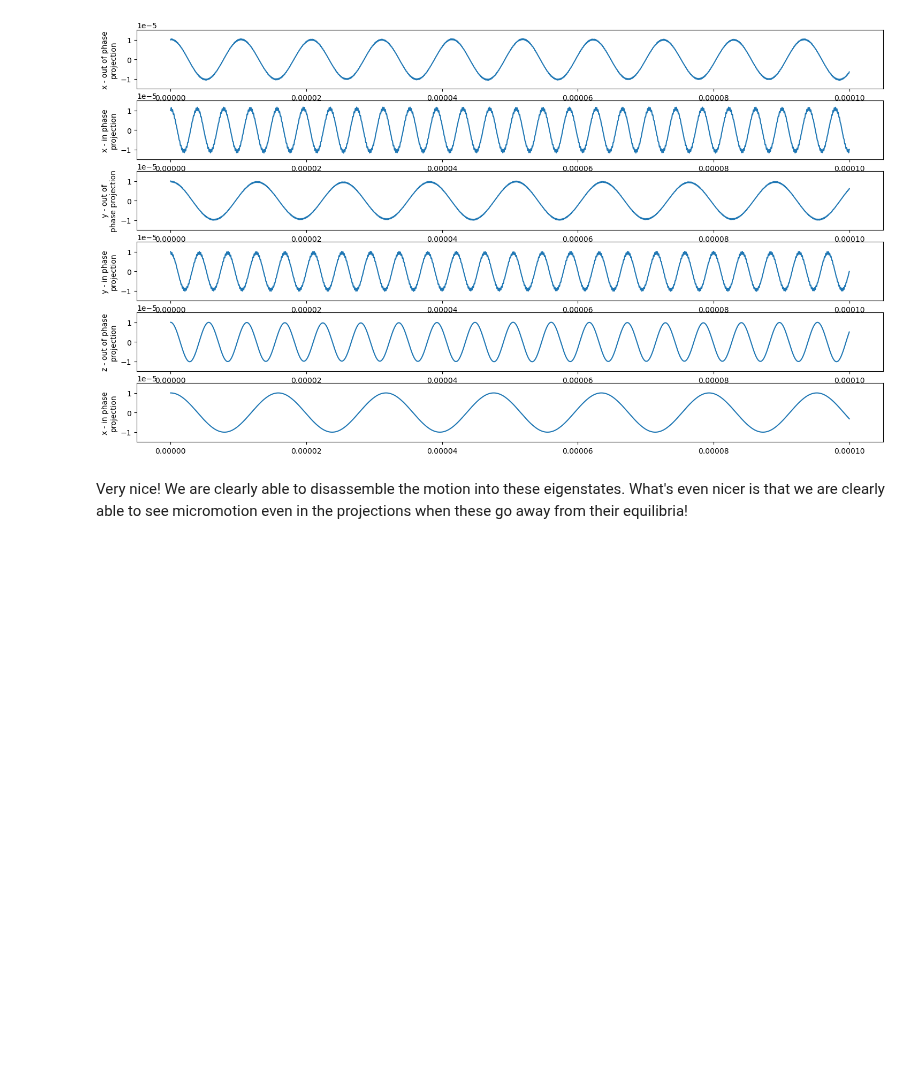
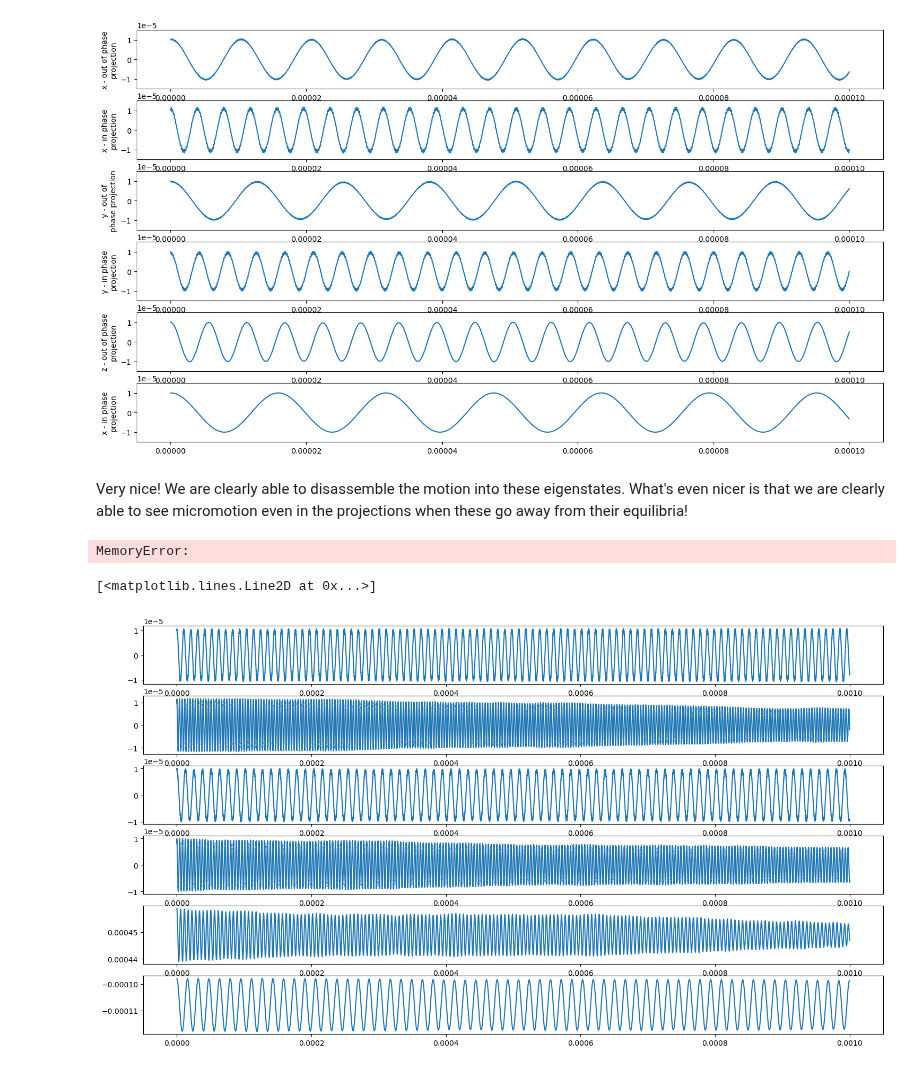
Before and after one commit to EmilLenler/PhD-Work, a Jupyter notebook: Two-Ion-Systems/Cooling2Ion.ipynb, the cells around one changed output. Saved outputs shown, nothing was run; the diff lists cells and outputs as text; code cells hidden in the pictures; blank space fills up the shorter version.

```diff
--- a/Two-Ion-Systems/Cooling2Ion.ipynb
+++ b/Two-Ion-Systems/Cooling2Ion.ipynb
@@ -512,3 +494,53 @@ while t < t_end:
     current_vel1 = next_vel1
     current_pos2 = next_pos2
     current_vel2 = next_vel2
+# %%
+weightedCoolDisplacements1 = []
+weightedCoolDisplacements2 = []
+
+for position1,position2 in zip(pos1s,pos2s):
+    weightedCoolDisplacements1.append(position1)                                         #Just appending elements to the list. Not actually weighted yet
+    weightedCoolDisplacements2.append(position2)                                         #Just appending elements to the list. Not actually weighted yet
+
+weightedCoolDisplacements1 = np.array(weightedCoolDisplacements1)*np.sqrt(m1/amu)         #Actually weighting the elements now, and turning into np arraty
+weightedCoolDisplacements2 = np.array(weightedCoolDisplacements2)*np.sqrt(m2/amu)         # ------ II -------
+
+
+cooledZOut = []                                                                           # Initialize lists for the projections of motion.
+cooledZIn = []
+cooledXOut = []
+cooledXIn = []
+cooledYOut = []
+cooledYIn = []
+
+for weightDisp1,weightDisp2 in zip(weightedCoolDisplacements1,weightedCoolDisplacements2):# Loop over positions to calculate the dotproducts!
+    cooledXOut.append(np.dot(np.array([weightDisp1[0],weightDisp2[0]]),x_out_mode))
+    cooledXIn.append(np.dot(np.array([weightDisp1[0],weightDisp2[0]]),x_in_mode))
+    cooledYOut.append(np.dot(np.array([weightDisp1[1],weightDisp2[1]]),y_out_mode))
+    cooledYIn.append(np.dot(np.array([weightDisp1[1],weightDisp2[1]]),y_in_mode))
+    cooledZOut.append(np.dot(np.array([weightDisp1[2],weightDisp2[2]]),z_out_mode))
+    cooledZIn.append(np.dot(np.array([weightDisp1[2],weightDisp2[2]]),z_in_mode))
+# %% [output]
+MemoryError:
+# %%
+fig,ax = plt.subplots(6,1,figsize = (18,10))
+
+# ax[0].plot(ts,dot_x_out)
+# ax[1].plot(ts,dot_x_in)
+# ax[2].plot(ts,dot_y_out)
+# ax[3].plot(ts,dot_y_in)
+# ax[4].plot(ts,dot_z_out)
+# ax[5].plot(ts,dot_z_in)
+
+ax[0].plot(ts,cooledXOut)
+ax[1].plot(ts,cooledXIn)
+ax[2].plot(ts,cooledYOut)
+ax[3].plot(ts,cooledYIn)
+ax[4].plot(ts,cooledZOut)
+ax[5].plot(ts,cooledZIn)
+
+# for j in range(6):
+#     ax[j].set_ylim(1.5*(-1e-5),1.5*1e-5)
+# %% [output]
+[<matplotlib.lines.Line2D at 0x...>]
+[figure, added]
```
Also changed, not shown: parts of 1 cell of this notebook.
